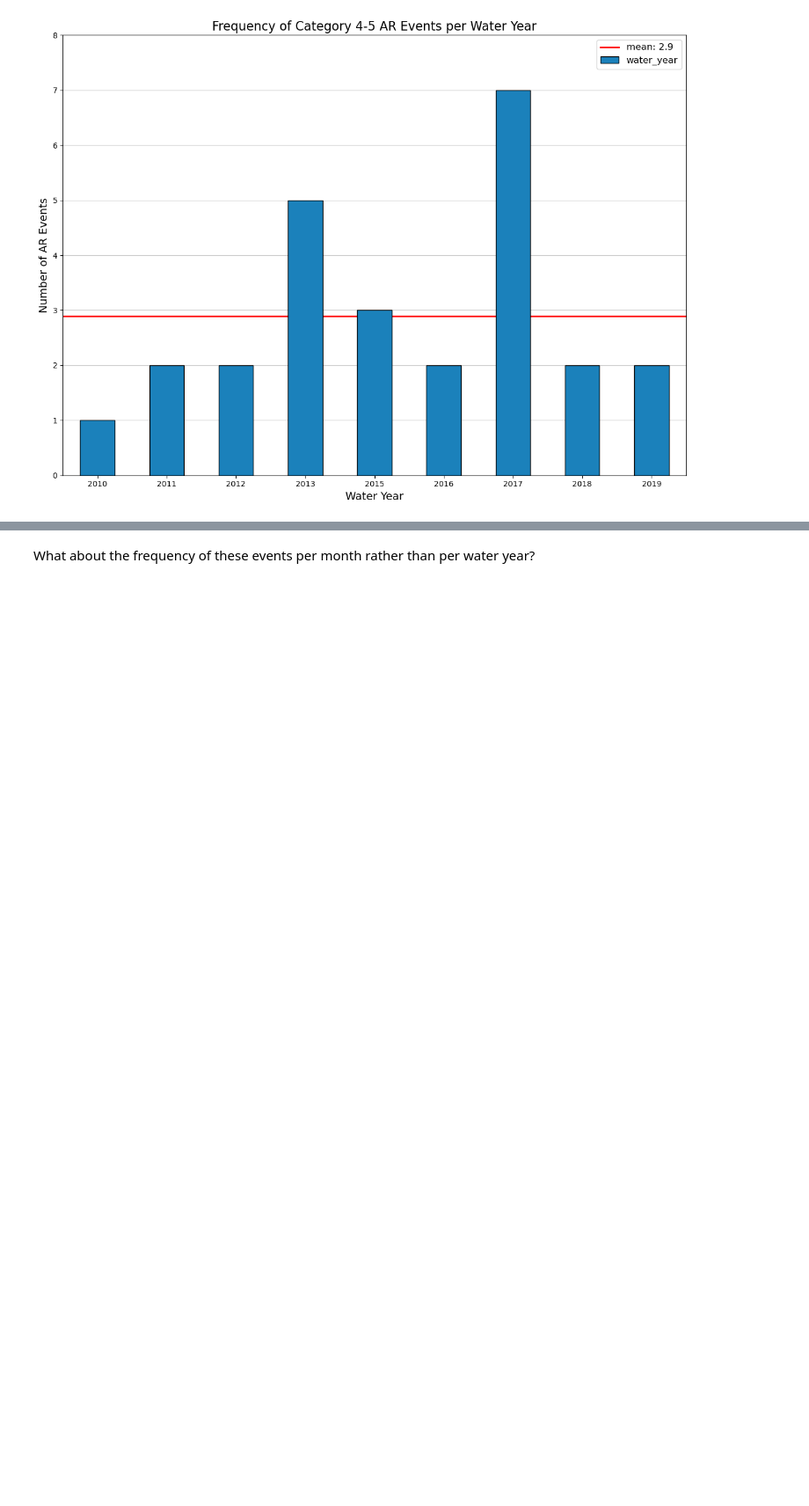
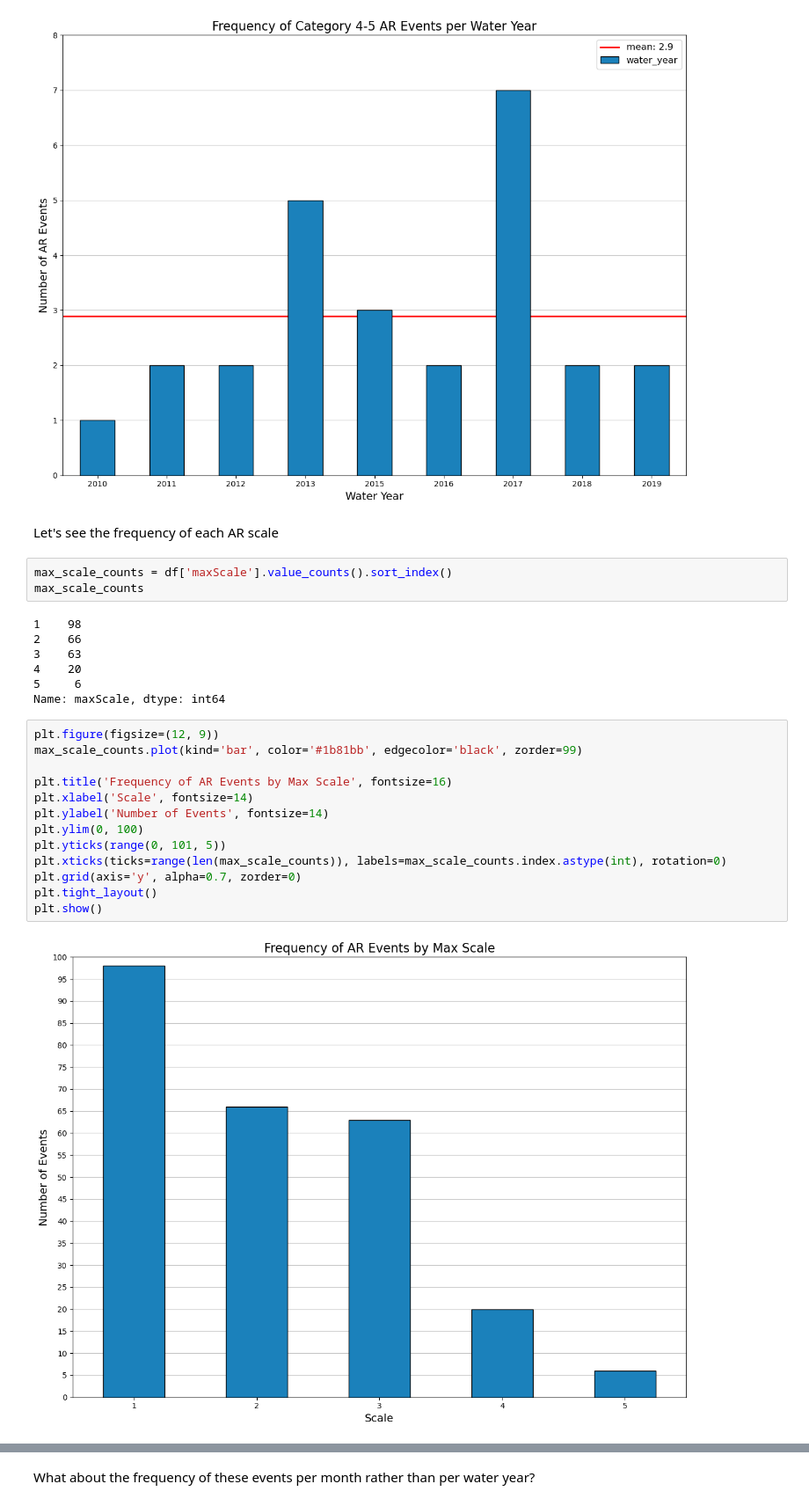
Before and after one commit to anthony-illenden/EAE-598-Project, a Jupyter notebook: figures/jupyter_notebooks/psu_dataset.ipynb, the cells around one changed output, grey strips where cells are left out. Shown: that part at 88% size. Drawn from its saved outputs; the diff is of its cells as text; blank space fills up the shorter version.

Commit message:
max scale

```diff
--- a/figures/jupyter_notebooks/psu_dataset.ipynb
+++ b/figures/jupyter_notebooks/psu_dataset.ipynb
@@ -203,3 +203,30 @@ plt.tight_layout()
 plt.show()
 # %% [output]
 [figure]
+# %% [markdown]
+Let's see the frequency of each AR scale
+# %%
+max_scale_counts = df['maxScale'].value_counts().sort_index()
+max_scale_counts
+# %% [output]
+1    98
+2    66
+3    63
+4    20
+5     6
+Name: maxScale, dtype: int64
+# %%
+plt.figure(figsize=(12, 9))
+max_scale_counts.plot(kind='bar', color='#1b81bb', edgecolor='black', zorder=99)
+
+plt.title('Frequency of AR Events by Max Scale', fontsize=16)
+plt.xlabel('Scale', fontsize=14)
+plt.ylabel('Number of Events', fontsize=14)
+plt.ylim(0, 100)
+plt.yticks(range(0, 101, 5))
+plt.xticks(ticks=range(len(max_scale_counts)), labels=max_scale_counts.index.astype(int), rotation=0)
+plt.grid(axis='y', alpha=0.7, zorder=0)
+plt.tight_layout()
+plt.show()
+# %% [output]
+[figure, added]
```
Also changed, not shown: parts of 5 cells of this notebook.
